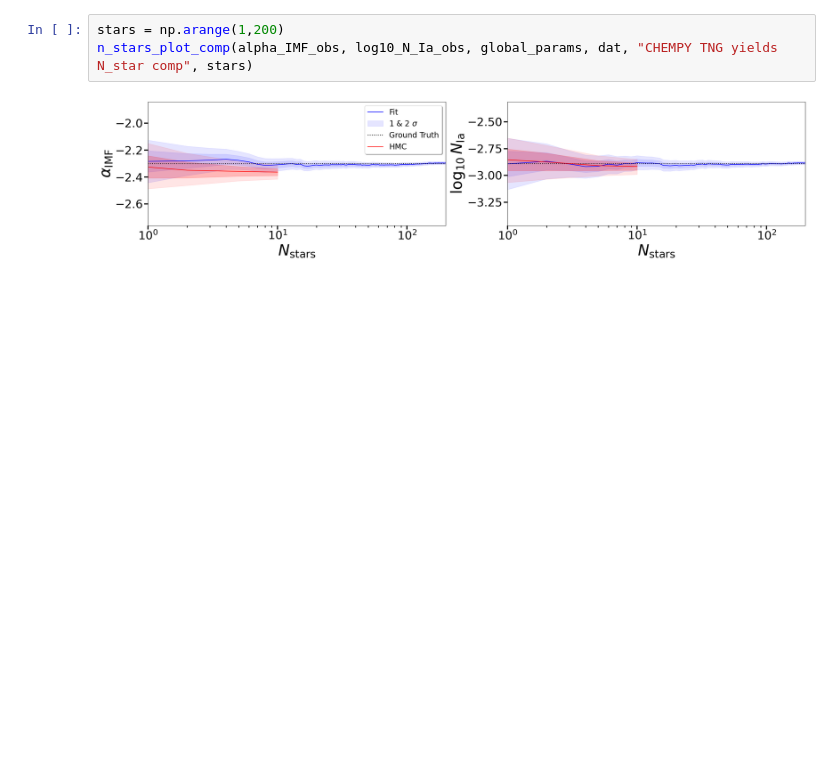
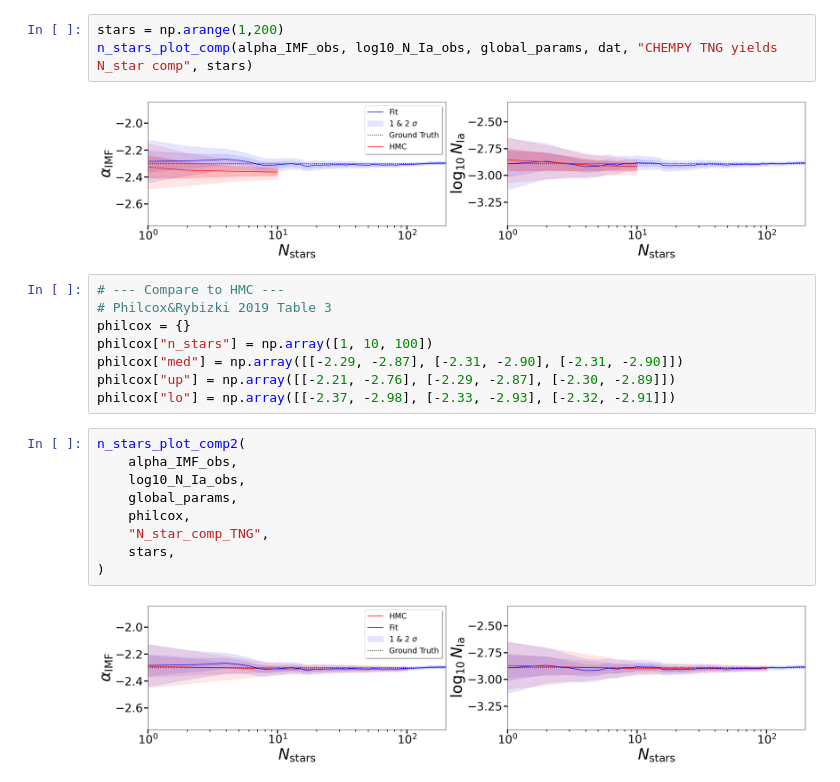
Before and after one commit to bGuenes/sbi_chemical_abundances, a Jupyter notebook: 04_plot_multistar_inference.ipynb, the cells around one changed output. Drawn from its saved outputs; the diff is of its cells as text; blank space fills up the shorter version.

Commit message:
update plots

```diff
--- a/04_plot_multistar_inference.ipynb
+++ b/04_plot_multistar_inference.ipynb
@@ -34,3 +34,22 @@ stars = np.arange(1,200)
 n_stars_plot_comp(alpha_IMF_obs, log10_N_Ia_obs, global_params, dat, "CHEMPY TNG yields N_star comp", stars)
 # %% [output]
 [figure]
+# %%
+# --- Compare to HMC ---
+# Philcox&Rybizki 2019 Table 3
+philcox = {}
+philcox["n_stars"] = np.array([1, 10, 100])
+philcox["med"] = np.array([[-2.29, -2.87], [-2.31, -2.90], [-2.31, -2.90]])
+philcox["up"] = np.array([[-2.21, -2.76], [-2.29, -2.87], [-2.30, -2.89]])
+philcox["lo"] = np.array([[-2.37, -2.98], [-2.33, -2.93], [-2.32, -2.91]])
+# %%
+n_stars_plot_comp2(
+    alpha_IMF_obs,
+    log10_N_Ia_obs,
+    global_params,
+    philcox,
+    "N_star_comp_TNG",
+    stars,
+)
+# %% [output]
+[figure, added]
```
Also changed, not shown: parts of 2 cells of this notebook, 15 other files.
